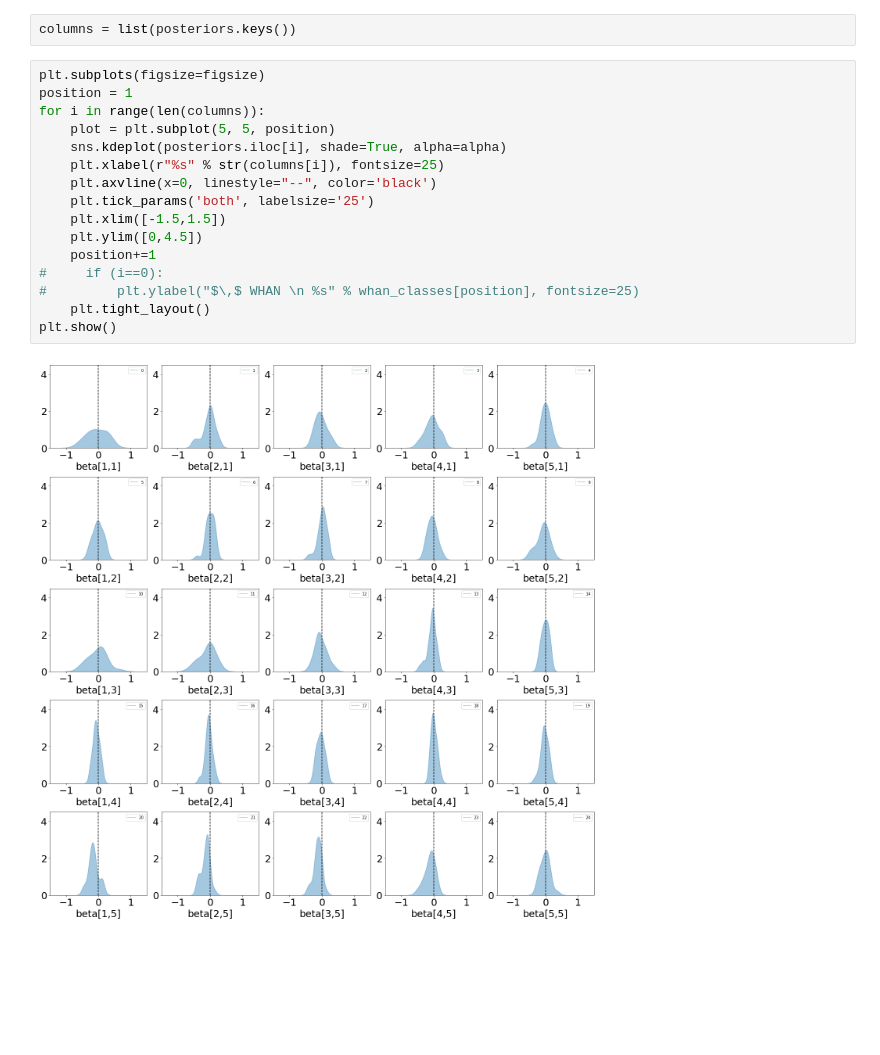
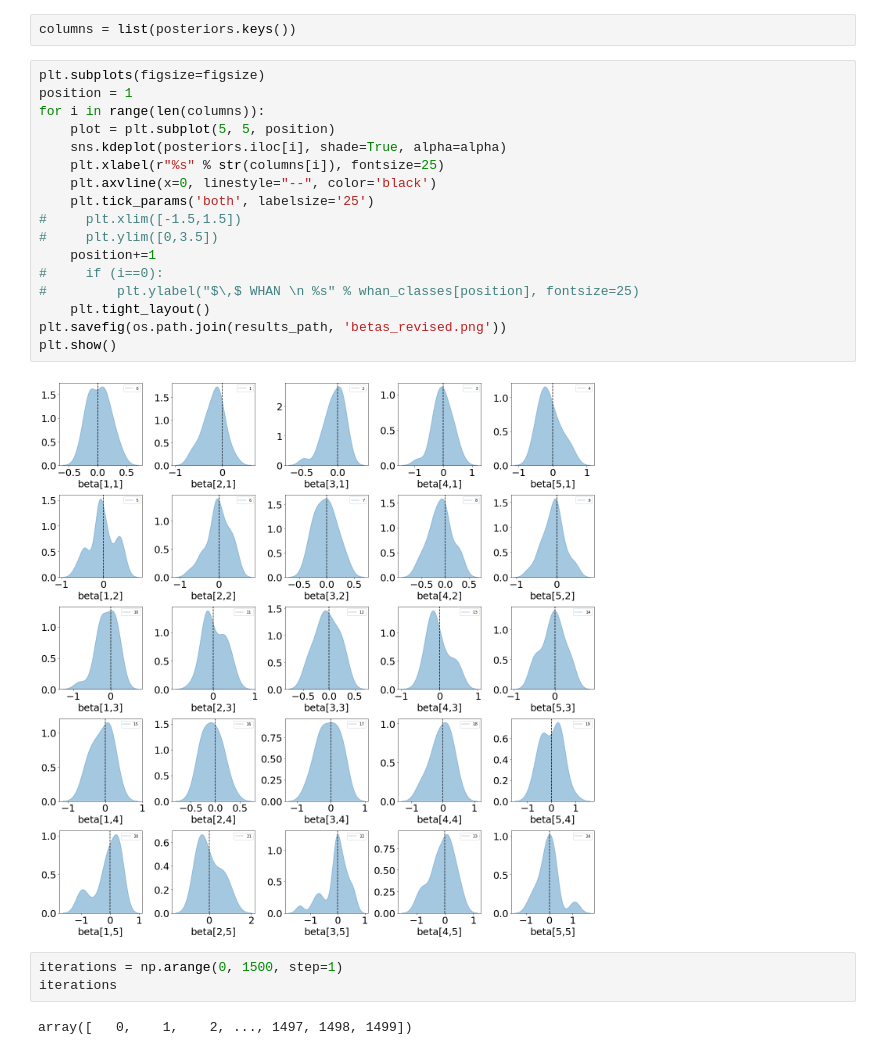
Before and after one commit to mdastro/UVupturn-RSGs, a Jupyter notebook: Model/Model3D_SharedPrior_Revised.ipynb, the cells around one changed output. Saved outputs shown, nothing was run; the diff lists cells and outputs as text; blank space fills up the shorter version.

```diff
--- a/Model/Model3D_SharedPrior_Revised.ipynb
+++ b/Model/Model3D_SharedPrior_Revised.ipynb
@@ -67,18 +34,24 @@ columns = list(posteriors.keys())
 # %%
 plt.subplots(figsize=figsize)
 position = 1
 for i in range(len(columns)):
     plot = plt.subplot(5, 5, position)
     sns.kdeplot(posteriors.iloc[i], shade=True, alpha=alpha)
     plt.xlabel(r"%s" % str(columns[i]), fontsize=25)
     plt.axvline(x=0, linestyle="--", color='black')
     plt.tick_params('both', labelsize='25')
-    plt.xlim([-1.5,1.5])
-    plt.ylim([0,4.5])
+#     plt.xlim([-1.5,1.5])
+#     plt.ylim([0,3.5])
     position+=1
 #     if (i==0):
 #         plt.ylabel("$\,$ WHAN \n %s" % whan_classes[position], fontsize=25)
     plt.tight_layout()
+plt.savefig(os.path.join(results_path, 'betas_revised.png'))
 plt.show()
 # %% [output]
-[figure, old version]
+[figure, new version]
+# %%
+iterations = np.arange(0, 1500, step=1)
+iterations
+# %% [output]
+array([   0,    1,    2, ..., 1497, 1498, 1499])
```
Also changed, not shown: parts of 32 cells of this notebook, 3 other files.
